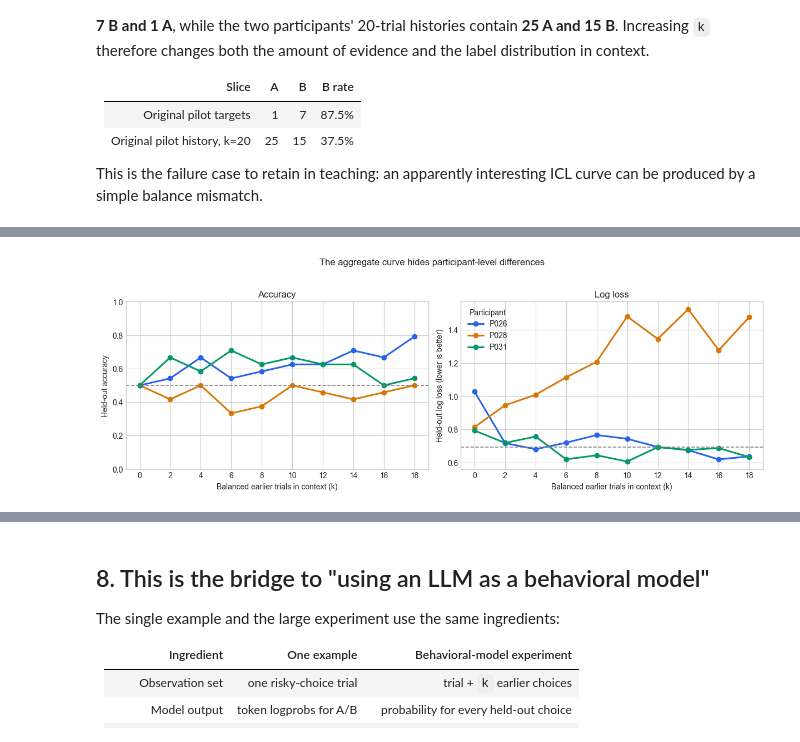
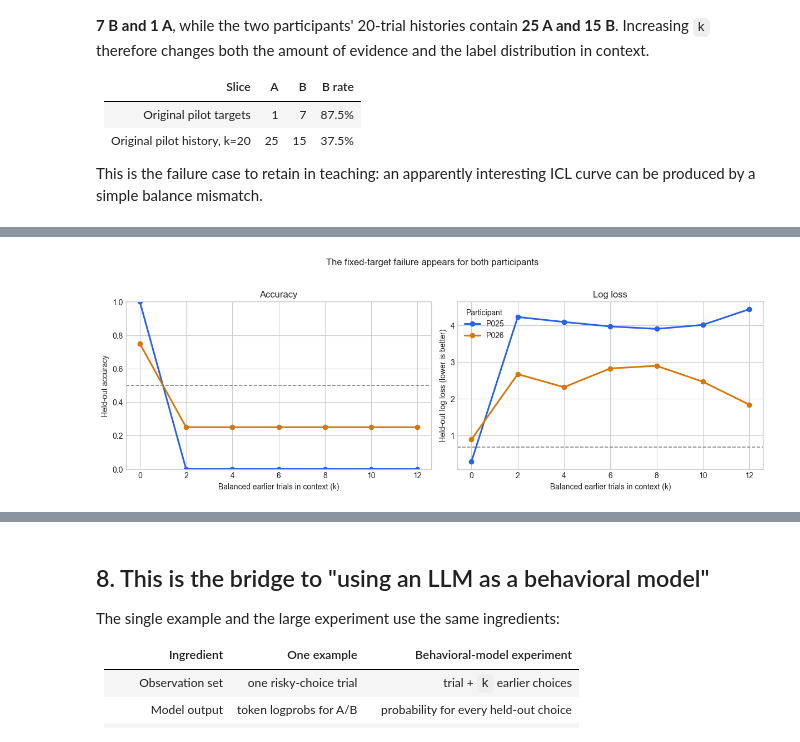
Before and after one commit to xhb120633/LLM_human_decisions, a Jupyter notebook: notebooks/01_prediction_from_zero_shot_to_icl.ipynb, the cells around one changed output, grey strips where cells are left out. Saved outputs shown, nothing was run; the diff lists cells and outputs as text; code cells hidden in the pictures.

```diff
--- a/notebooks/01_prediction_from_zero_shot_to_icl.ipynb
+++ b/notebooks/01_prediction_from_zero_shot_to_icl.ipynb
@@ -451,7 +457,9 @@ The error bars below are the standard deviation across the three history selecti
 # %%
-EXPANDED_PATH = find_file("results/expanded_balanced_summary.csv")
-expanded = pd.read_csv(EXPANDED_PATH)
-expanded[[
+FIXED_PATH = find_file(
+    "results/fixed_eval_balanced_history/fixed_eval_balanced_summary.csv"
+)
+fixed_balanced = pd.read_csv(FIXED_PATH)
+fixed_balanced[[
     "history_trials", "draws", "accuracy_mean", "accuracy_sd",
     "log_loss_mean", "log_loss_sd", "mean_p_B"
 ]].round(3)
@@ -533,0 +507,6 @@ participant_curve.round(3)
+# %%
+DETAILS_PATH = find_file(
+    "results/fixed_eval_balanced_history/fixed_eval_balanced_by_participant.csv"
+)
+participant_curve = pd.read_csv(DETAILS_PATH)
+participant_curve.round(3)
@@ -534,38 +529,38 @@ participant_curve.round(3)
 # %%
-colors = {"P026": "#2563eb", "P028": "#d97706", "P031": "#059669"}
+colors = {"P025": "#2563eb", "P026": "#d97706"}
 fig, axes = plt.subplots(1, 2, figsize=(12.2, 4.2), sharex=True)
 
 for participant, group in participant_curve.groupby("participant_id"):
     group = group.sort_values("history_trials")
     axes[0].plot(
-        group["history_trials"], group["accuracy"],
+        group["history_trials"], group["accuracy_mean"],
         marker="o", linewidth=2.2, label=participant,
         color=colors[participant],
     )
     axes[1].plot(
-        group["history_trials"], group["log_loss"],
+        group["history_trials"], group["log_loss_mean"],
         marker="o", linewidth=2.2, label=participant,
         color=colors[participant],
     )
 
 axes[0].axhline(0.5, color="gray", linestyle="--", linewidth=1.2)
 axes[1].axhline(math.log(2), color="gray", linestyle="--", linewidth=1.2)
 axes[0].set(
     title="Accuracy",
     xlabel="Balanced earlier trials in context (k)",
     ylabel="Held-out accuracy",
     ylim=(0, 1),
-    xticks=expanded["history_trials"],
+    xticks=fixed_balanced["history_trials"],
 )
 axes[1].set(
     title="Log loss",
     xlabel="Balanced earlier trials in context (k)",
     ylabel="Held-out log loss (lower is better)",
-    xticks=expanded["history_trials"],
+    xticks=fixed_balanced["history_trials"],
 )
 axes[1].legend(title="Participant", frameon=False)
-fig.suptitle("The aggregate curve hides participant-level differences", y=1.03)
+fig.suptitle("The fixed-target failure appears for both participants", y=1.03)
 fig.tight_layout()
 plt.show()
 # %% [output]
-[figure, old version]
+[figure, new version]
```
Also changed, not shown: parts of 11 cells of this notebook, 9 other files.
